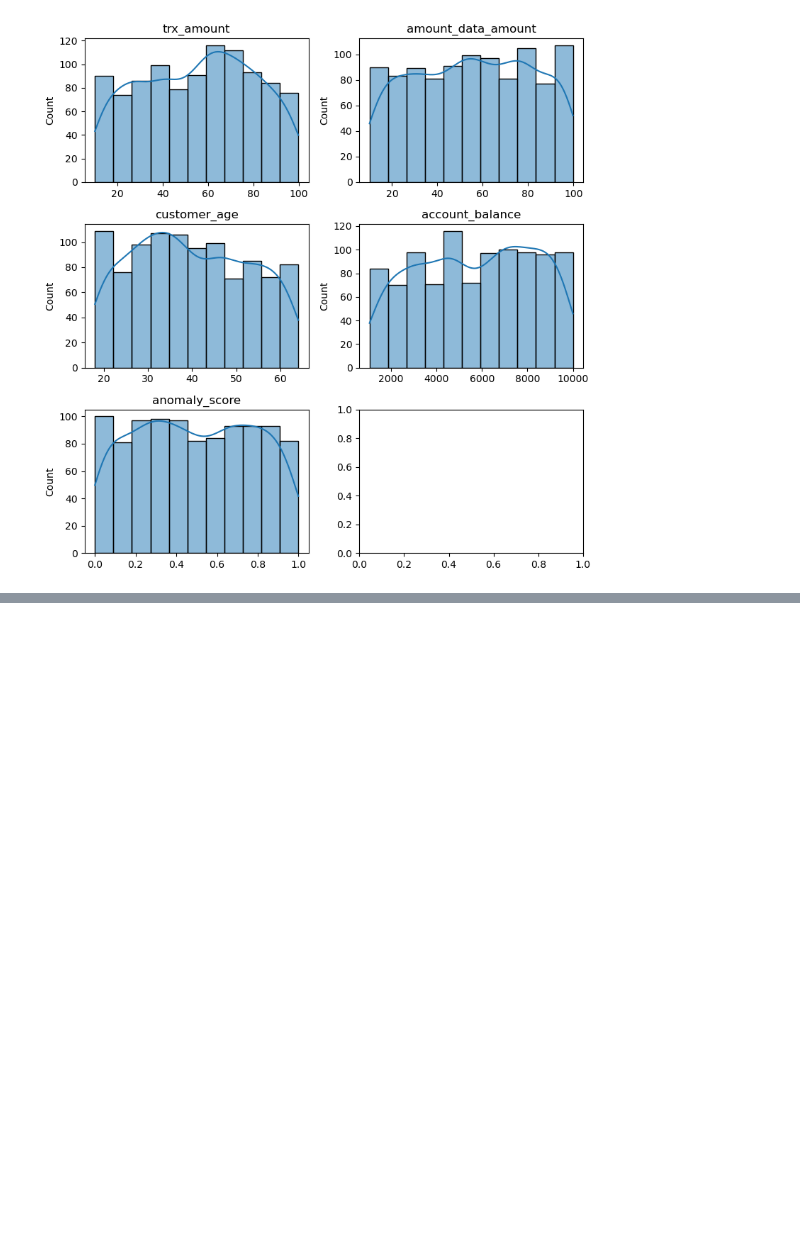
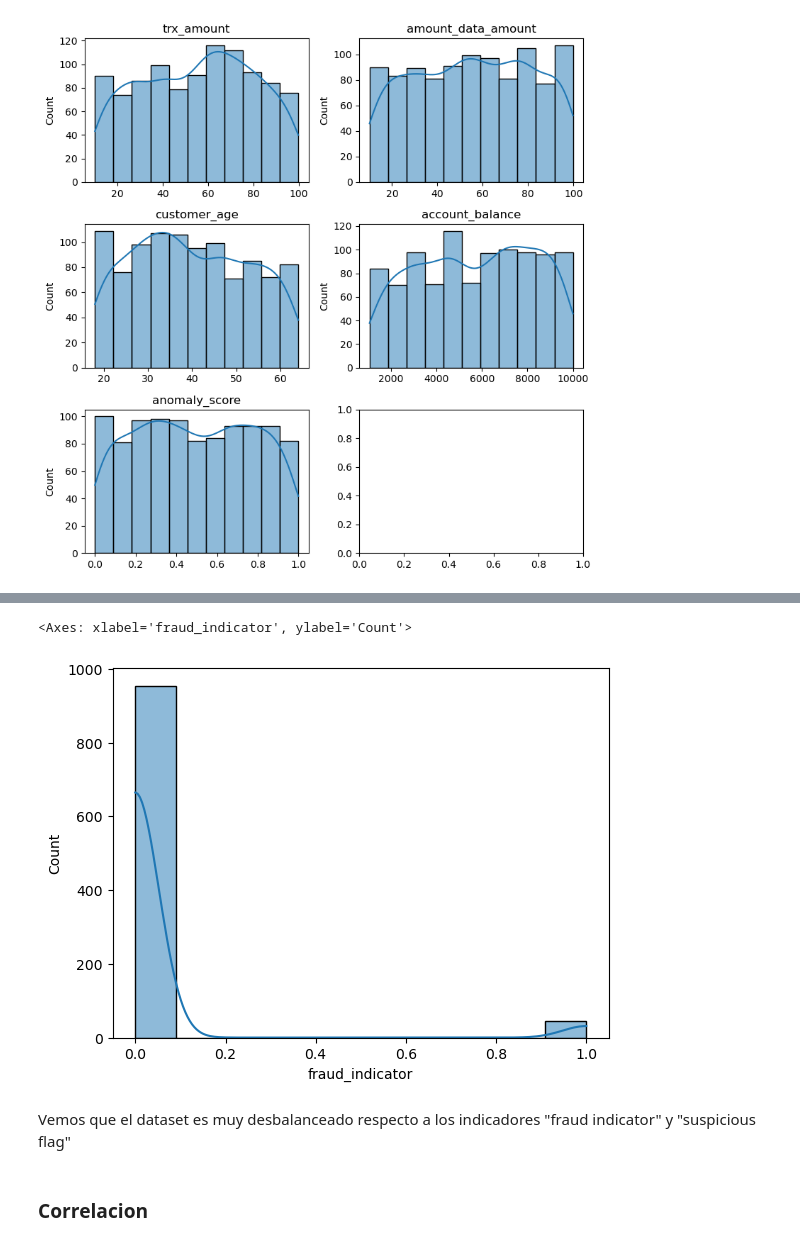
Before and after one commit to kevinsant0s/fraud-detection-coderhouse, a Jupyter notebook: notebooks/EDA_fraud.ipynb, the cells around one changed output, grey strips where cells are left out. Cells and saved outputs as stored; diff of their text form; code cells hidden in the pictures; blank space fills up the shorter version.

```diff
--- a/notebooks/EDA_fraud.ipynb
+++ b/notebooks/EDA_fraud.ipynb
@@ -275,0 +308,12 @@ plt.tight_layout()
+# %%
+#
+feature = 'fraud_indicator'
+
+sns.histplot(df_joined, x=feature, kde=True)
+# %% [output]
+<Axes: xlabel='fraud_indicator', ylabel='Count'>
+[figure, added]
+# %% [markdown]
+Vemos que el dataset es muy desbalanceado respecto a los indicadores "fraud indicator" y "suspicious flag"
+# %% [markdown]
+### Correlacion
```
Also changed, not shown: parts of 16 cells of this notebook, 1 other file.
